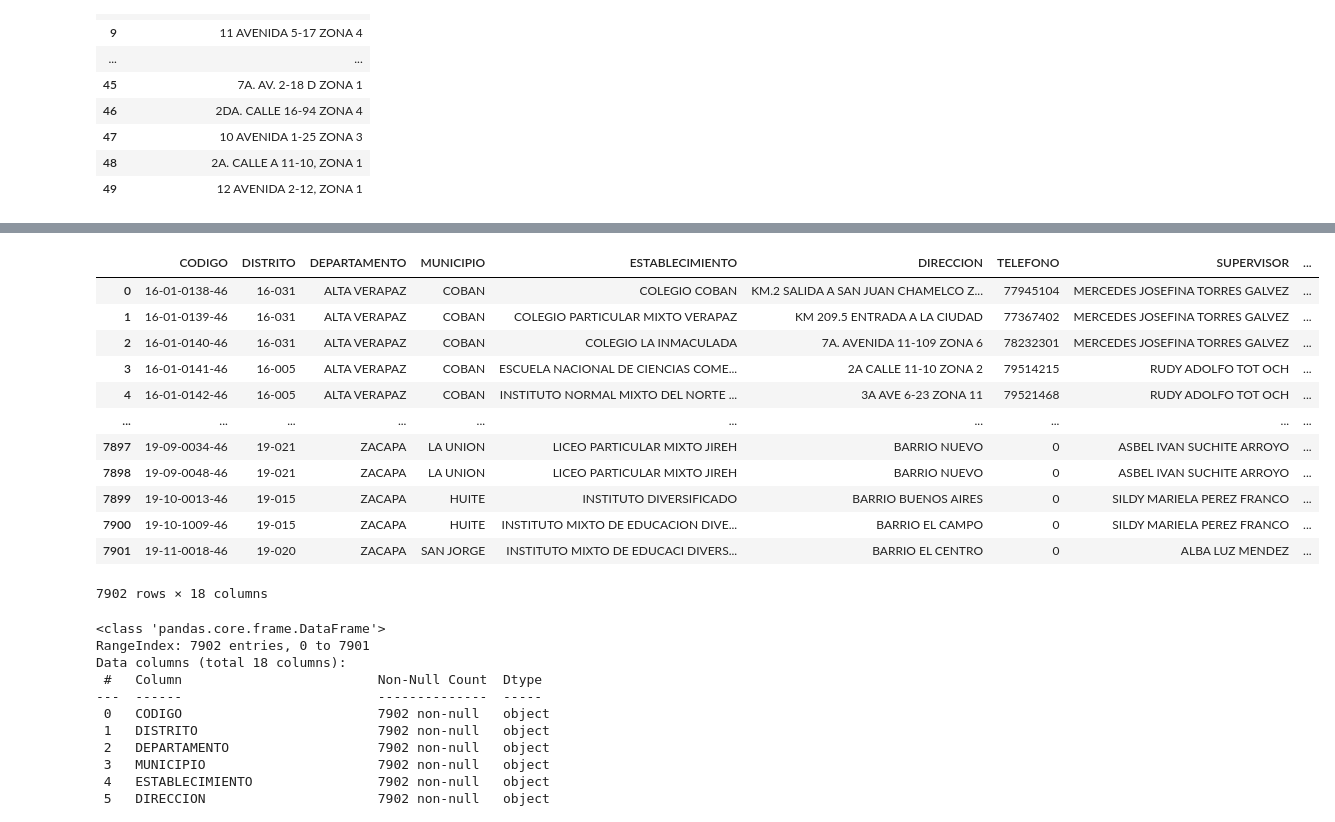
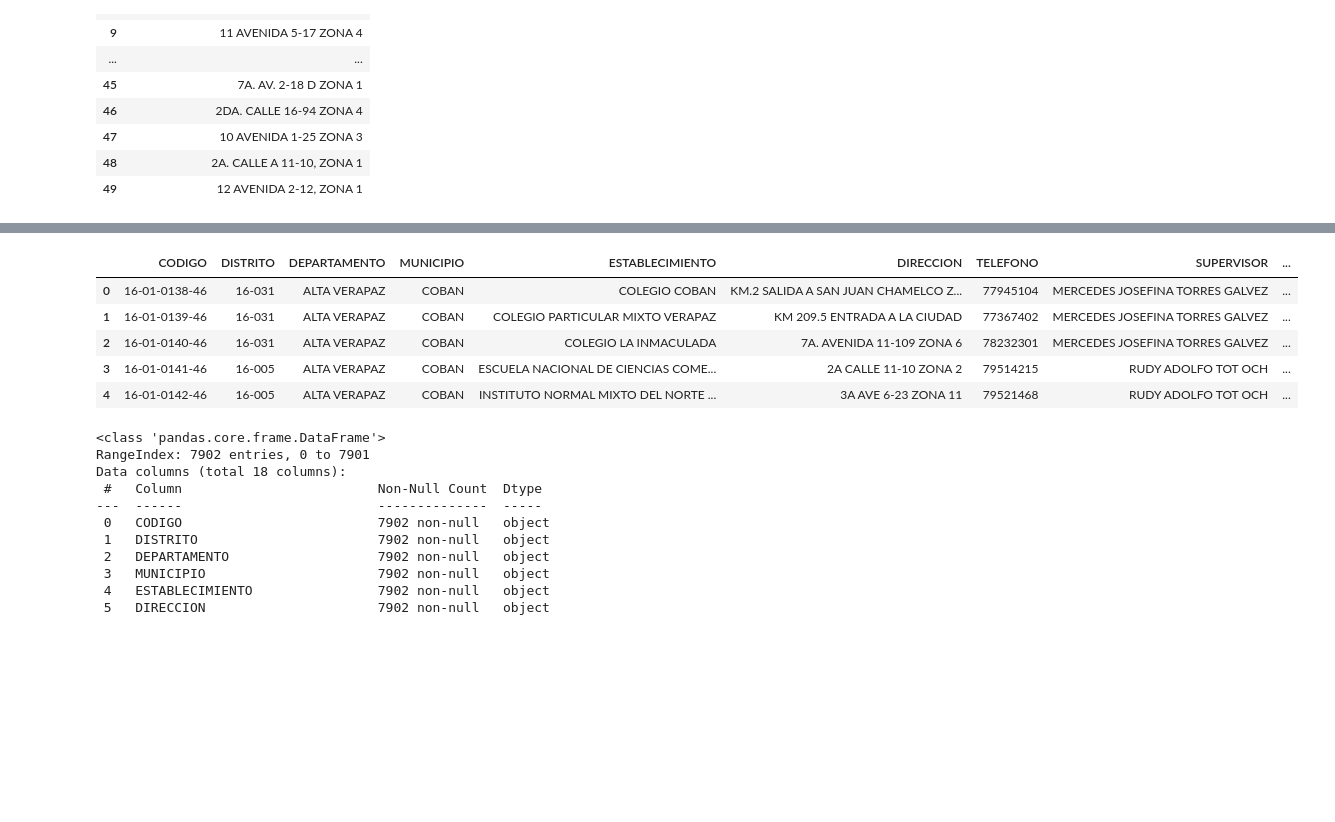
Before and after one commit to Gustixa/P1_DS, a Jupyter notebook: p1.ipynb, the cells around one changed output, grey strips where cells are left out. Cells and saved outputs as stored; diff of their text form; code cells hidden in the pictures; blank space fills up the shorter version.

```diff
--- a/p1.ipynb
+++ b/p1.ipynb
@@ -449,20 +412,15 @@ data.to_csv('dataset_final.csv', index=False, encoding="utf-8")
 # %%
+# Guarda el dataframe combinado en un nuevo archivo CSV
+data.to_csv('dataset_final.csv', index=False, encoding="utf-8")
 df = pd.read_csv("dataset_final.csv")
-df
+df.head()
 # %% [output]
 |  | CODIGO | DISTRITO | DEPARTAMENTO | MUNICIPIO | ESTABLECIMIENTO | DIRECCION | TELEFONO | SUPERVISOR | ... |
 | 0 | 16-01-0138-46 | 16-031 | ALTA VERAPAZ | COBAN | COLEGIO COBAN | KM.2 SALIDA A SAN JUAN CHAMELCO Z... | 77945104 | MERCEDES JOSEFINA TORRES GALVEZ | ... |
 | 1 | 16-01-0139-46 | 16-031 | ALTA VERAPAZ | COBAN | COLEGIO PARTICULAR MIXTO VERAPAZ | KM 209.5 ENTRADA A LA CIUDAD | 77367402 | MERCEDES JOSEFINA TORRES GALVEZ | ... |
 | 2 | 16-01-0140-46 | 16-031 | ALTA VERAPAZ | COBAN | COLEGIO LA INMACULADA | 7A. AVENIDA 11-109 ZONA 6 | 78232301 | MERCEDES JOSEFINA TORRES GALVEZ | ... |
 | 3 | 16-01-0141-46 | 16-005 | ALTA VERAPAZ | COBAN | ESCUELA NACIONAL DE CIENCIAS COME... | 2A CALLE 11-10 ZONA 2 | 79514215 | RUDY ADOLFO TOT OCH | ... |
 | 4 | 16-01-0142-46 | 16-005 | ALTA VERAPAZ | COBAN | INSTITUTO NORMAL MIXTO DEL NORTE ... | 3A AVE 6-23 ZONA 11 | 79521468 | RUDY ADOLFO TOT OCH | ... |
-| ... | ... | ... | ... | ... | ... | ... | ... | ... | ... |
-| 7897 | 19-09-0034-46 | 19-021 | ZACAPA | LA UNION | LICEO PARTICULAR MIXTO JIREH | BARRIO NUEVO | 0 | ASBEL IVAN SUCHITE ARROYO | ... |
-| 7898 | 19-09-0048-46 | 19-021 | ZACAPA | LA UNION | LICEO PARTICULAR MIXTO JIREH | BARRIO NUEVO | 0 | ASBEL IVAN SUCHITE ARROYO | ... |
-| 7899 | 19-10-0013-46 | 19-015 | ZACAPA | HUITE | INSTITUTO DIVERSIFICADO | BARRIO BUENOS AIRES | 0 | SILDY MARIELA PEREZ FRANCO | ... |
-| 7900 | 19-10-1009-46 | 19-015 | ZACAPA | HUITE | INSTITUTO MIXTO DE EDUCACION DIVE... | BARRIO EL CAMPO | 0 | SILDY MARIELA PEREZ FRANCO | ... |
-| 7901 | 19-11-0018-46 | 19-020 | ZACAPA | SAN JORGE | INSTITUTO MIXTO DE EDUCACI DIVERS... | BARRIO EL CENTRO | 0 | ALBA LUZ MENDEZ | ... |
-7902 rows × 18 columns
 # %%
 df.info()
 # %% [output]
```
Also changed, not shown: parts of 13 cells of this notebook.
